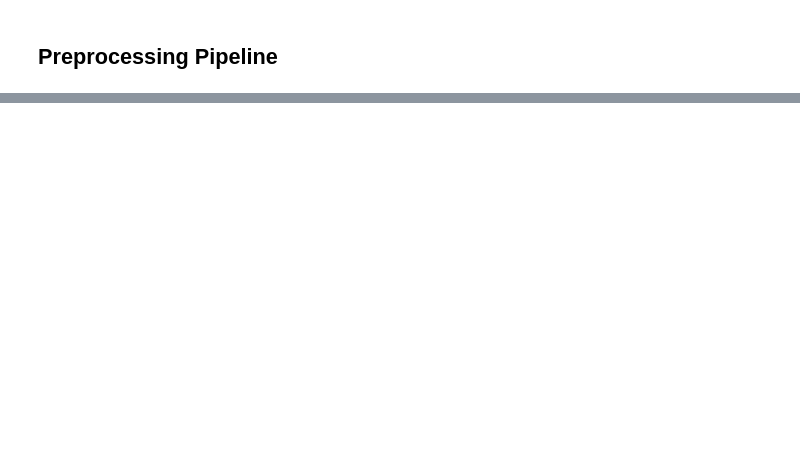
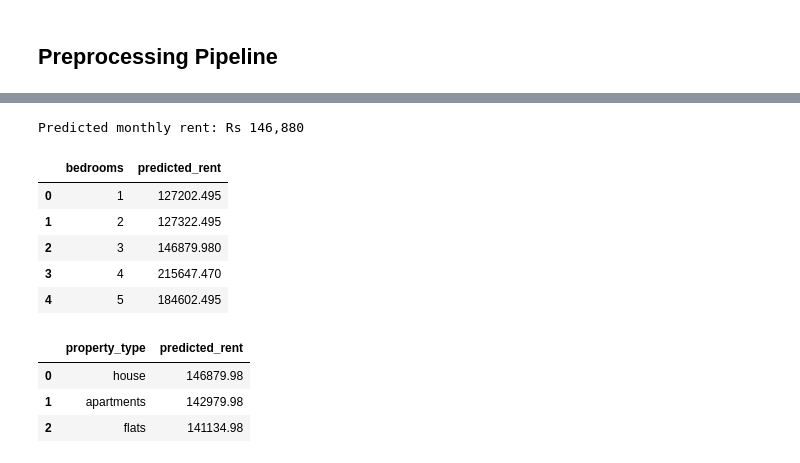
Before and after one commit to Anisha-Rijal-09/Kathmandu-Rental-Price-Predictor, a Jupyter notebook: main.ipynb, the cells around one changed output, grey strips where cells are left out. Saved outputs shown, nothing was run; the diff lists cells and outputs as text; code cells hidden in the pictures; blank space fills up the shorter version.

```diff
--- a/main.ipynb
+++ b/main.ipynb
@@ -515,0 +673,9 @@ Name: count, dtype: int64
+# %%
+import joblib
+from sklearn.metrics import mean_absolute_error, r2_score
+
+loaded_model = joblib.load("nepal_rent_model.pkl")
+
+test_preds = loaded_model.predict(X_test_final)
+print("Reloaded model - Test MAE:", mean_absolute_error(y_test, test_preds))
+print("Reloaded model - Test R2:", r2_score(y_test, test_preds))
@@ -515,0 +733,57 @@ Name: count, dtype: int64
+# %%
+new_listing = pd.DataFrame([{
+    "area_sqft_approx": 1200,
+    "road_width_ft": 13,
+    "bedrooms": 3,
+    "bathrooms": 2,
+    "living_rooms": 1,
+    "kitchens": 1,
+    "no_of_flats": 1,
+    "ward": 5,
+    "location_final": "Baluwatar",
+    "municipality": "Baluwatar Kathmandu Metropolis",
+    "property_type": "house",
+    "house_type": "Bungalow",
+    "direction": "North East",
+    "parking": "Car 1",
+    "built_year": "2078",
+    "city": "kathmandu",
+}])
+
+predicted_rent = loaded_model.predict(new_listing)
+print(f"Predicted monthly rent: Rs {predicted_rent[0]:,.0f}")
+# %% [output]
+Predicted monthly rent: Rs 146,880
+# %%
+# Does more bedrooms/bathrooms increase predicted rent?
+test_cases = []
+for bedrooms in [1, 2, 3, 4, 5]:
+    listing = new_listing.copy()
+    listing["bedrooms"] = bedrooms
+    listing["bathrooms"] = max(1, bedrooms - 1)
+    pred = loaded_model.predict(listing)[0]
+    test_cases.append({"bedrooms": bedrooms, "predicted_rent": pred})
+
+pd.DataFrame(test_cases)
+# %% [output]
+|  | bedrooms | predicted_rent |
+| 0 | 1 | 127202.495 |
+| 1 | 2 | 127322.495 |
+| 2 | 3 | 146879.980 |
+| 3 | 4 | 215647.470 |
+| 4 | 5 | 184602.495 |
+# %%
+# Does property_type follow house > apartment > flat, as EDA suggested?
+test_cases_type = []
+for ptype in ["house", "apartments", "flats"]:
+    listing = new_listing.copy()
+    listing["property_type"] = ptype
+    pred = loaded_model.predict(listing)[0]
+    test_cases_type.append({"property_type": ptype, "predicted_rent": pred})
+
+pd.DataFrame(test_cases_type)
+# %% [output]
+|  | property_type | predicted_rent |
+| 0 | house | 146879.98 |
+| 1 | apartments | 142979.98 |
+| 2 | flats | 141134.98 |
```
Also changed, not shown: parts of 18 cells of this notebook, 2 other files.
